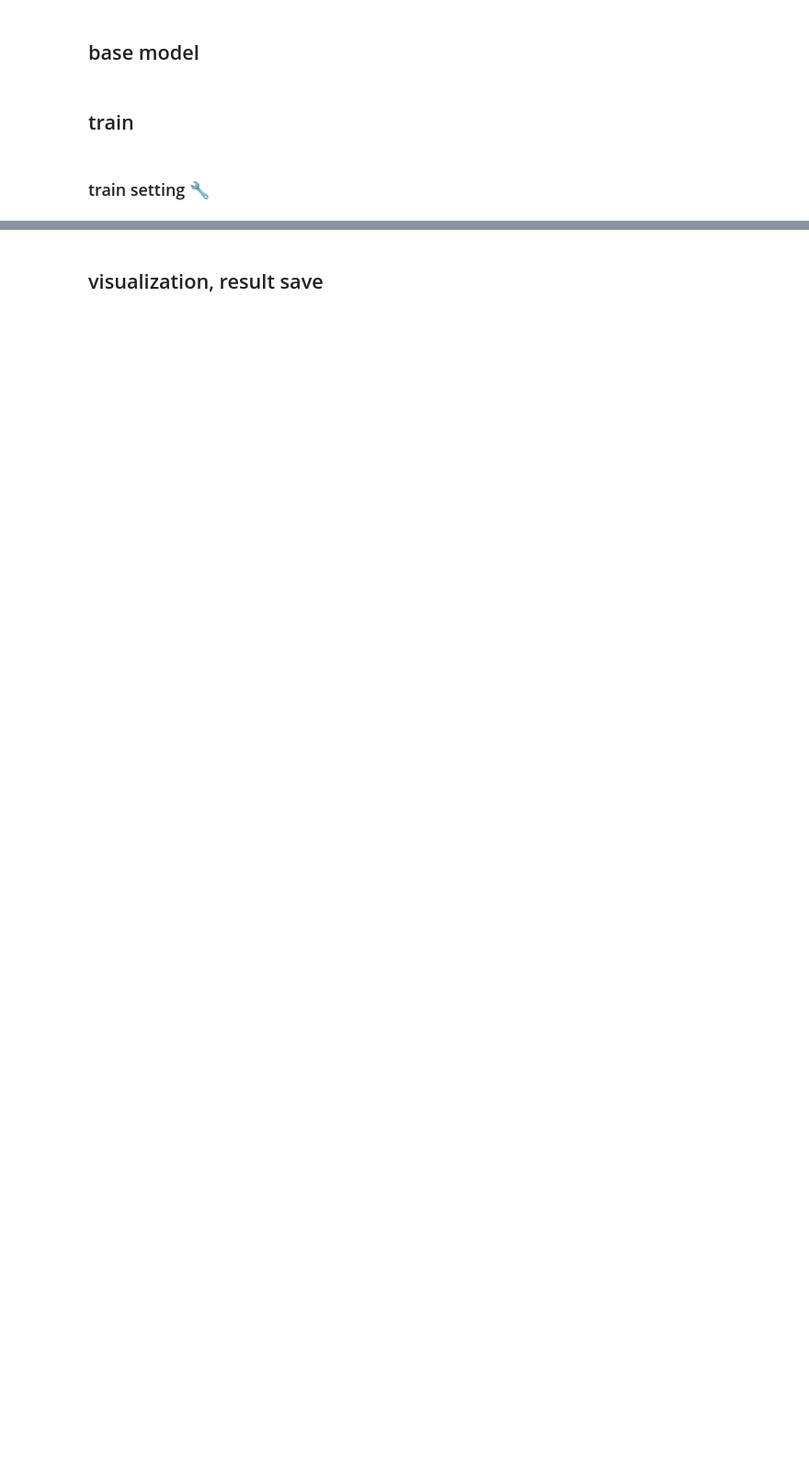
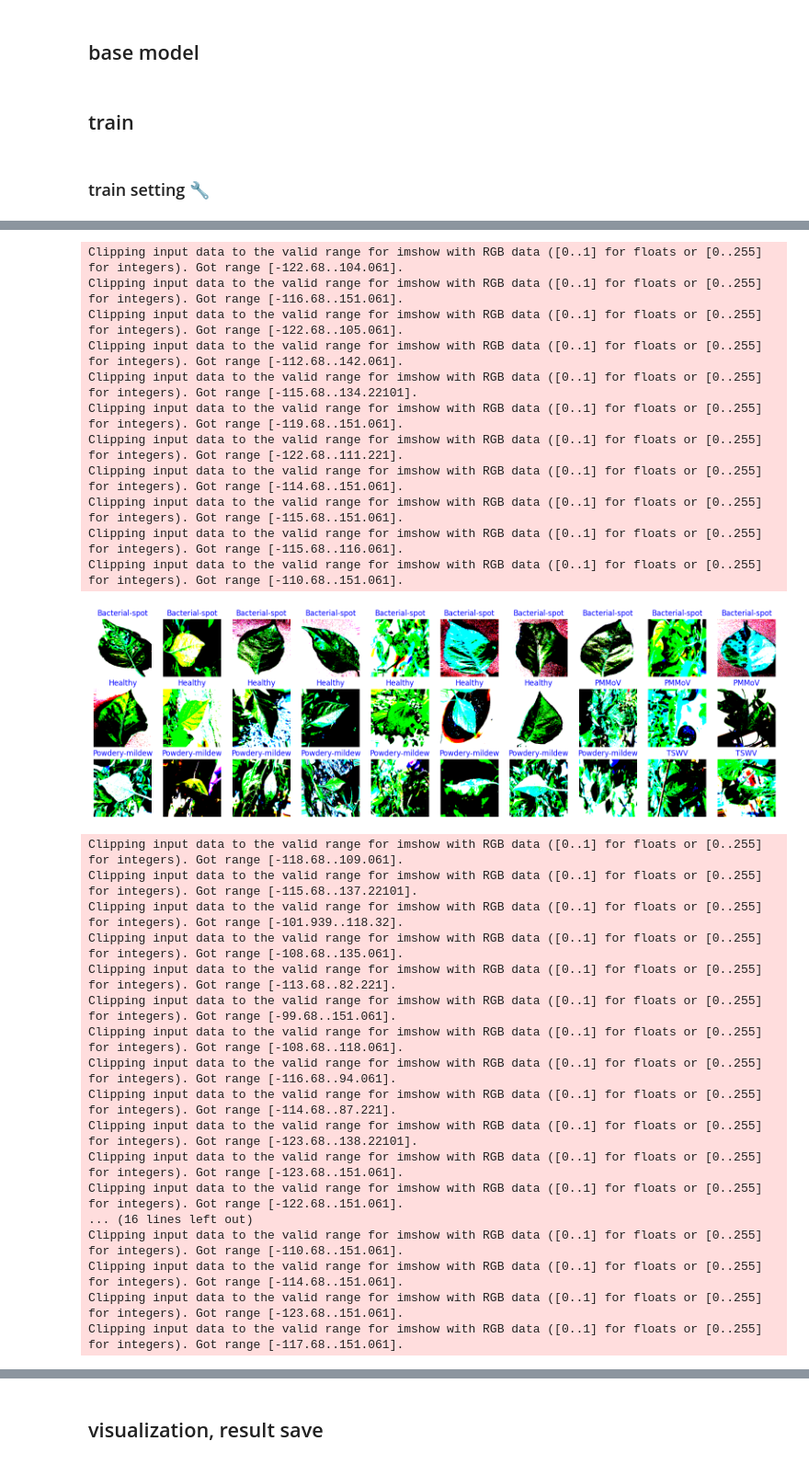
Before and after one commit to vnltbb/model-comparison, a Jupyter notebook: model-train.ipynb, the cells around one changed output, grey strips where cells are left out. Shown at 92% size. Drawn from its saved outputs; the diff is of its cells as text; code cells hidden in the pictures; blank space fills up the shorter version.

Commit message:
model training code fix: show image sample, hyperparms, error fix

```diff
--- a/model-train.ipynb
+++ b/model-train.ipynb
@@ -62,7 +140,7 @@ preprocess_map = {
 }
 # %%
 # data generators with preprocessing
-def get_data_generators(model_name, data_dir, img_size=(224, 224), batch_size=32):
+def get_data_generators(model_name, data_dir, img_size=(224, 224), batch_size=HYPERPARAMS['batch_size']):
     preprocess_func = preprocess_map[model_name]
 
     train_datagen = ImageDataGenerator(
@@ -119,7 +197,7 @@ def build_model(base, input_shape, n_classes):
 ### train setting 🔧
 # %%
 # 🔧 실행할 모델 이름 설정
-model_name = "MobileNetV2"
+model_name = "ResNet50"  # 🔧 수정 필요
 base_models = {
     "MobileNetV2": MobileNetV2,
     "EfficientNetB0": EfficientNetB0,
@@ -130,0 +209,15 @@ base_models = {
+# %%
+# 하이퍼파라미터 설정🔧
+HYPERPARAMS = {
+    'learning_rate': 1e-4,
+    'batch_size': 32,
+    'epochs': 30,
+    'patience': 5,
+    'input_shape': (224, 224),
+    'experiment_id': f"{model_name}_test"
+}
+# %%
+# data sample check
+train_gen, val_gen, test_gen = get_data_generators(model_name, BASE_OUTPUT_DIR, batch_size=HYPERPARAMS['batch_size'])
+input_shape = (224, 224)
+n_classes = train_gen.num_classes
@@ -130,0 +256,5 @@ base_models = {
+# %%
+show_images(train_gen)
+show_images(val_gen)
+show_images(test_gen)
+# %% [output]
@@ -130,0 +281,29 @@ base_models = {
+Clipping input data to the valid range for imshow with RGB data ([0..1] for floats or [0..255] for integers). Got range [-122.68..104.061].
+Clipping input data to the valid range for imshow with RGB data ([0..1] for floats or [0..255] for integers). Got range [-116.68..151.061].
+Clipping input data to the valid range for imshow with RGB data ([0..1] for floats or [0..255] for integers). Got range [-122.68..105.061].
+Clipping input data to the valid range for imshow with RGB data ([0..1] for floats or [0..255] for integers). Got range [-112.68..142.061].
+Clipping input data to the valid range for imshow with RGB data ([0..1] for floats or [0..255] for integers). Got range [-115.68..134.22101].
+Clipping input data to the valid range for imshow with RGB data ([0..1] for floats or [0..255] for integers). Got range [-119.68..151.061].
+Clipping input data to the valid range for imshow with RGB data ([0..1] for floats or [0..255] for integers). Got range [-122.68..111.221].
+Clipping input data to the valid range for imshow with RGB data ([0..1] for floats or [0..255] for integers). Got range [-114.68..151.061].
+Clipping input data to the valid range for imshow with RGB data ([0..1] for floats or [0..255] for integers). Got range [-115.68..151.061].
+Clipping input data to the valid range for imshow with RGB data ([0..1] for floats or [0..255] for integers). Got range [-115.68..116.061].
+Clipping input data to the valid range for imshow with RGB data ([0..1] for floats or [0..255] for integers). Got range [-110.68..151.061].
+[figure, added]
+Clipping input data to the valid range for imshow with RGB data ([0..1] for floats or [0..255] for integers). Got range [-118.68..109.061].
+Clipping input data to the valid range for imshow with RGB data ([0..1] for floats or [0..255] for integers). Got range [-115.68..137.22101].
+Clipping input data to the valid range for imshow with RGB data ([0..1] for floats or [0..255] for integers). Got range [-101.939..118.32].
+Clipping input data to the valid range for imshow with RGB data ([0..1] for floats or [0..255] for integers). Got range [-108.68..135.061].
+Clipping input data to the valid range for imshow with RGB data ([0..1] for floats or [0..255] for integers). Got range [-113.68..82.221].
+Clipping input data to the valid range for imshow with RGB data ([0..1] for floats or [0..255] for integers). Got range [-99.68..151.061].
+Clipping input data to the valid range for imshow with RGB data ([0..1] for floats or [0..255] for integers). Got range [-108.68..118.061].
+Clipping input data to the valid range for imshow with RGB data ([0..1] for floats or [0..255] for integers). Got range [-116.68..94.061].
+Clipping input data to the valid range for imshow with RGB data ([0..1] for floats or [0..255] for integers). Got range [-114.68..87.221].
+Clipping input data to the valid range for imshow with RGB data ([0..1] for floats or [0..255] for integers). Got range [-123.68..138.22101].
+Clipping input data to the valid range for imshow with RGB data ([0..1] for floats or [0..255] for integers). Got range [-123.68..151.061].
+Clipping input data to the valid range for imshow with RGB data ([0..1] for floats or [0..255] for integers). Got range [-122.68..151.061].
+... (16 lines left out)
+Clipping input data to the valid range for imshow with RGB data ([0..1] for floats or [0..255] for integers). Got range [-110.68..151.061].
+Clipping input data to the valid range for imshow with RGB data ([0..1] for floats or [0..255] for integers). Got range [-114.68..151.061].
+Clipping input data to the valid range for imshow with RGB data ([0..1] for floats or [0..255] for integers). Got range [-123.68..151.061].
+Clipping input data to the valid range for imshow with RGB data ([0..1] for floats or [0..255] for integers). Got range [-117.68..151.061].
```
Also changed, not shown: parts of 20 cells of this notebook, 1 other file.
